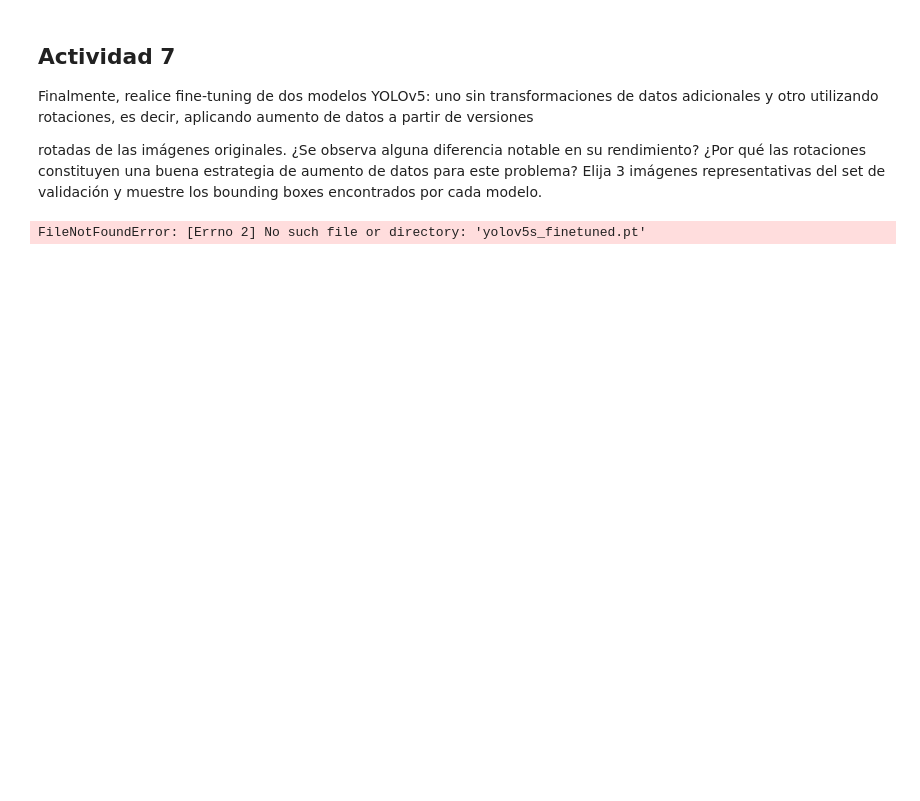
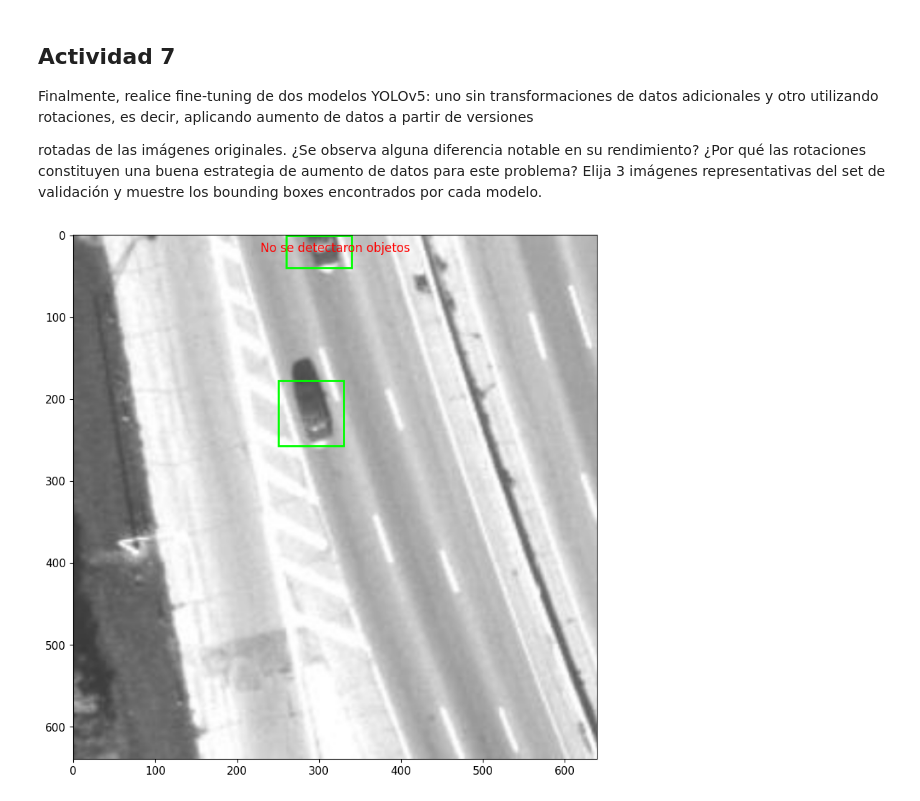
Before and after one commit to fuentes145/Tarea2, a Jupyter notebook: parte_2.ipynb, the cells around one changed output. Drawn from its saved outputs; the diff is of its cells as text; code cells hidden in the pictures; blank space fills up the shorter version.

```diff
--- a/parte_2.ipynb
+++ b/parte_2.ipynb
@@ -204,7 +204,6 @@ class YoloDataset(Dataset):
               ]
         if augment:
             # Completar con rotaciones
-            # Completar con rotaciones
             aug_transforms = [
                 A.RandomRotate90(p=0.5),  # Rotación de 90 grados
                 A.Rotate(limit=30, p=0.7),  # Rotación aleatoria hasta 30 grados
@@ -213,8 +212,10 @@ class YoloDataset(Dataset):
             ]
             transforms = aug_transforms + transforms
 
-
-        self.transform = A.Compose(transforms)
+        self.transform = A.Compose(transforms, bbox_params=A.BboxParams(
+            format='yolo',  # Formato YOLO: [x_center, y_center, width, height]
+            label_fields=['class_labels']
+        ))
         self.yaml_path = '/' + os.path.join(*root.split('/')[:-1], 'data.yaml')
         with open(self.yaml_path, 'r') as f:
             self.yaml = yaml.safe_load(f)
@@ -448,7 +449,7 @@ import matplotlib.pyplot as plt
 from matplotlib.patches import Rectangle
 from torchvision.ops import nms
 
-model.load_state_dict(torch.load('yolov5s_finetuned.pt'))
+#model.load_state_dict(torch.load('yolov5s_finetuned.pt'))
 %matplotlib inline
 
 # Set model to eval
@@ -482,51 +483,74 @@ for label in labels:
 # ---- Predictions ----
 
 # Obtener predicciones del modelo
+# Obtener predicciones del modelo
 with torch.no_grad():
     model.eval()
     img_batch = img_tensor.unsqueeze(0).to(device)  # Añadir dimensión de batch
     predictions = model(img_batch)
 
-pred = predictions[0].cpu()  # Extraer predicciones del batch
+# Para YOLOv5, la salida tiene forma [batch, detections, features]
+pred = predictions[0]  # Primera salida del modelo
+
+# Acceder a las predicciones correctamente - tenemos que ajustar las dimensiones
+if len(pred.shape) == 3:  # Si tiene forma [batch, detections, features]
+    # Trabajar con el primer elemento del batch
+    pred = pred.squeeze(0)  # Ahora tiene forma [detections, features]
+
+# Ahora aplicar filtro de confianza
+conf_threshold = 0.25
+conf_mask = pred[:, 4] > conf_threshold
+pred = pred[conf_mask]
+
+ # Extraer predicciones del batch
 
 # Aplicar filtro de confianza
 conf_threshold = 0.25
 conf_mask = pred[:, 4] > conf_threshold
 pred = pred[conf_mask]
+
+# Aplicar NMS para eliminar detecciones redundantes
+iou_threshold = 0.45
+if len(pred) > 0:
+    # Convertir de formato YOLO (center_x, center_y, width, height) a xyxy para NMS
+    boxes = pred[:, :4].clone()  # x, y, w, h formato
+    scores = pred[:, 4]
+    keep_indices = nms(boxes, scores, iou_threshold)
+    pred = pred[keep_indices]
 
 # Dibujar las predicciones
 if len(pred) > 0:
     for detection in pred:
         x_center, y_center, width, height = detection[:4]
         conf = detection[4].item()
         cls_idx = int(detection[5].item())
         cls_name = train_dataset.idx_to_cls.get(cls_idx, f"class_{cls_idx}")
 
         # Convertir a coordenadas de píxeles
         x_center, y_center = x_center * W, y_center * H
         width, height = width * W, height * H
 
         # Calcular esquina superior izquierda
         x1 = (x_center - width / 2).item()
         y1 = (y_center - height / 2).item()
 
         # Dibujar rectángulo para predicción
         rect = Rectangle((x1, y1), width.item(), height.item(),
                         linewidth=2, edgecolor='red', facecolor='none')
         ax.add_patch(rect)
 
         # Añadir etiqueta con clase y confianza
         label_text = f"{cls_name}: {conf:.2f}"
         ax.text(x1, y1-5, label_text, color='white', fontsize=8,
                 bbox=dict(facecolor='red', alpha=0.5))
 else:
     ax.text(W/2, 20, "No se detectaron objetos", color='red', fontsize=12,
            horizontalalignment='center')
 
-plt.title("Ground Truth (Verde) vs Predicciones (Rojo)")
+# Mostrar figura
 plt.tight_layout()
 # %% [output]
-FileNotFoundError: [Errno 2] No such file or directory: 'yolov5s_finetuned.pt'
+[figure, added]
 # %%
 # Actividad 7: Comparación de modelos con y sin aumento de datos
 
```
Also changed, not shown: parts of 2 cells of this notebook.
